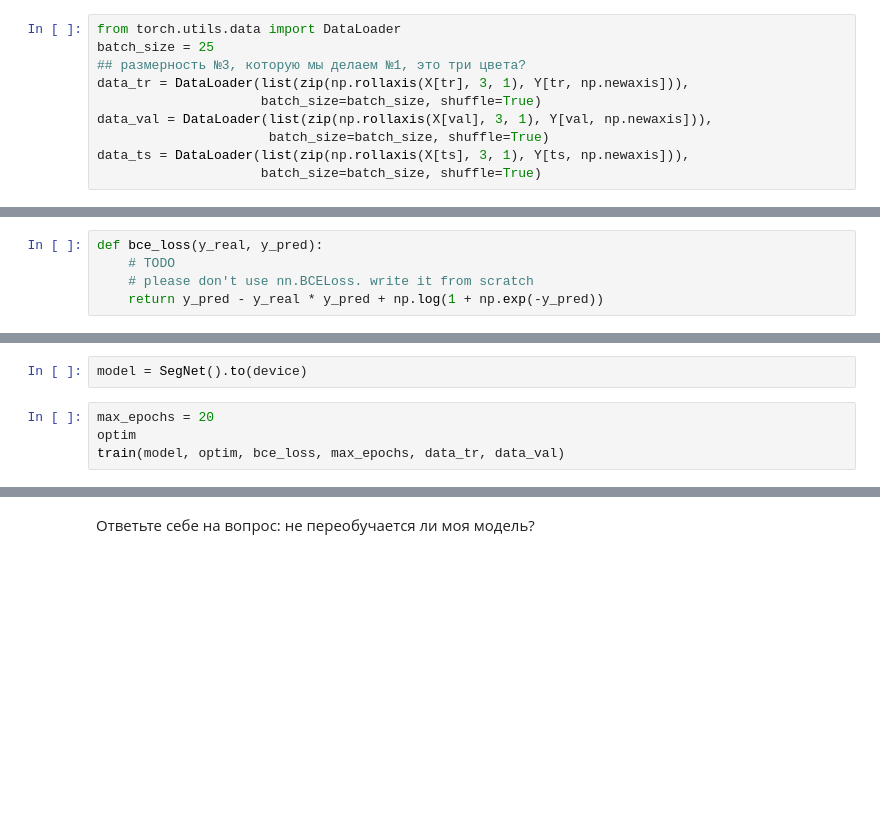
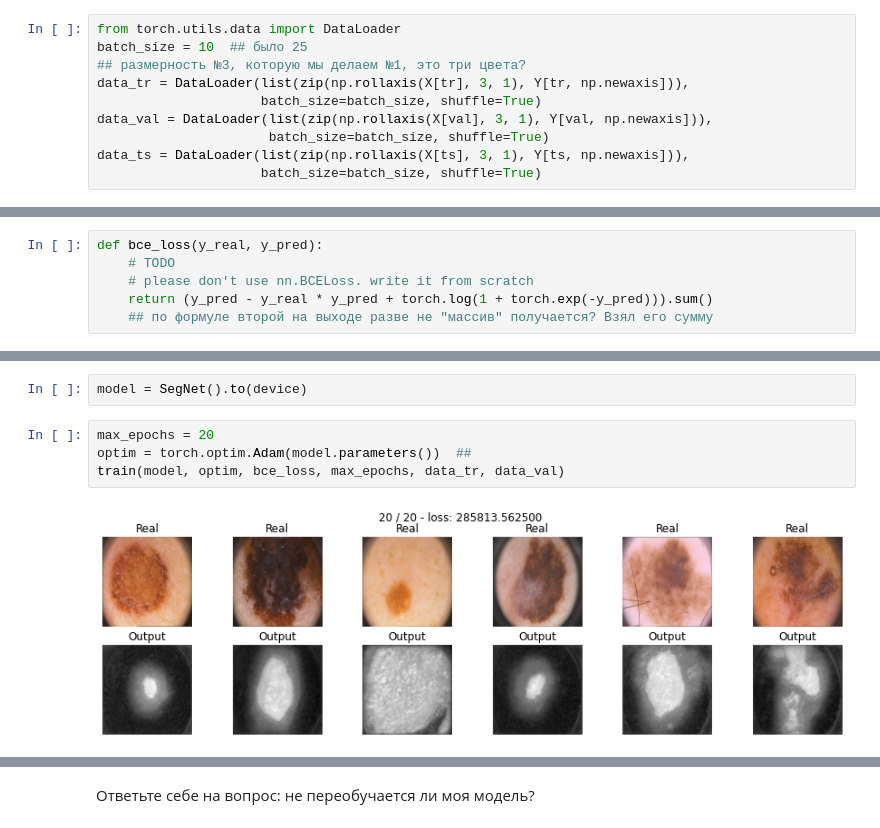
Before and after one commit to gbrs/DLS_1_2022_spring, a Jupyter notebook: 24 Домашка/[hw,basic]semantic_segmentation.ipynb, the cells around one changed output, grey strips where cells are left out. Cells and saved outputs as stored; diff of their text form; blank space fills up the shorter version.

```diff
--- a/24 Домашка/[hw,basic]semantic_segmentation.ipynb
+++ b/24 Домашка/[hw,basic]semantic_segmentation.ipynb
@@ -117,7 +121,7 @@ print(len(tr), len(val), len(ts))
 #### PyTorch DataLoader
 # %%
 from torch.utils.data import DataLoader
-batch_size = 25
+batch_size = 10  ## было 25
 ## размерность №3, которую мы делаем №1, это три цвета?
 data_tr = DataLoader(list(zip(np.rollaxis(X[tr], 3, 1), Y[tr, np.newaxis])),
                      batch_size=batch_size, shuffle=True)
@@ -346,7 +352,8 @@ $$\mathcal L_{BCE} = \hat y - y\hat y + \log\left(1+\exp(-\hat y)\right).$$
 def bce_loss(y_real, y_pred):
     # TODO
     # please don't use nn.BCELoss. write it from scratch
-    return y_pred - y_real * y_pred + np.log(1 + np.exp(-y_pred))
+    return (y_pred - y_real * y_pred + torch.log(1 + torch.exp(-y_pred))).sum()
+    ## по формуле второй на выходе разве не "массив" получается? Взял его сумму
 # %% [markdown]
 ## Тренировка [1 балл]
 
@@ -424,7 +474,9 @@ def score_model(model, metric, data):
 model = SegNet().to(device)
 # %%
 max_epochs = 20
-optim
+optim = torch.optim.Adam(model.parameters())  ##
 train(model, optim, bce_loss, max_epochs, data_tr, data_val)
+# %% [output]
+[figure, added]
 # %%
 score_model(model, iou_pytorch, data_val)
```
Also changed, not shown: parts of 28 cells of this notebook.
